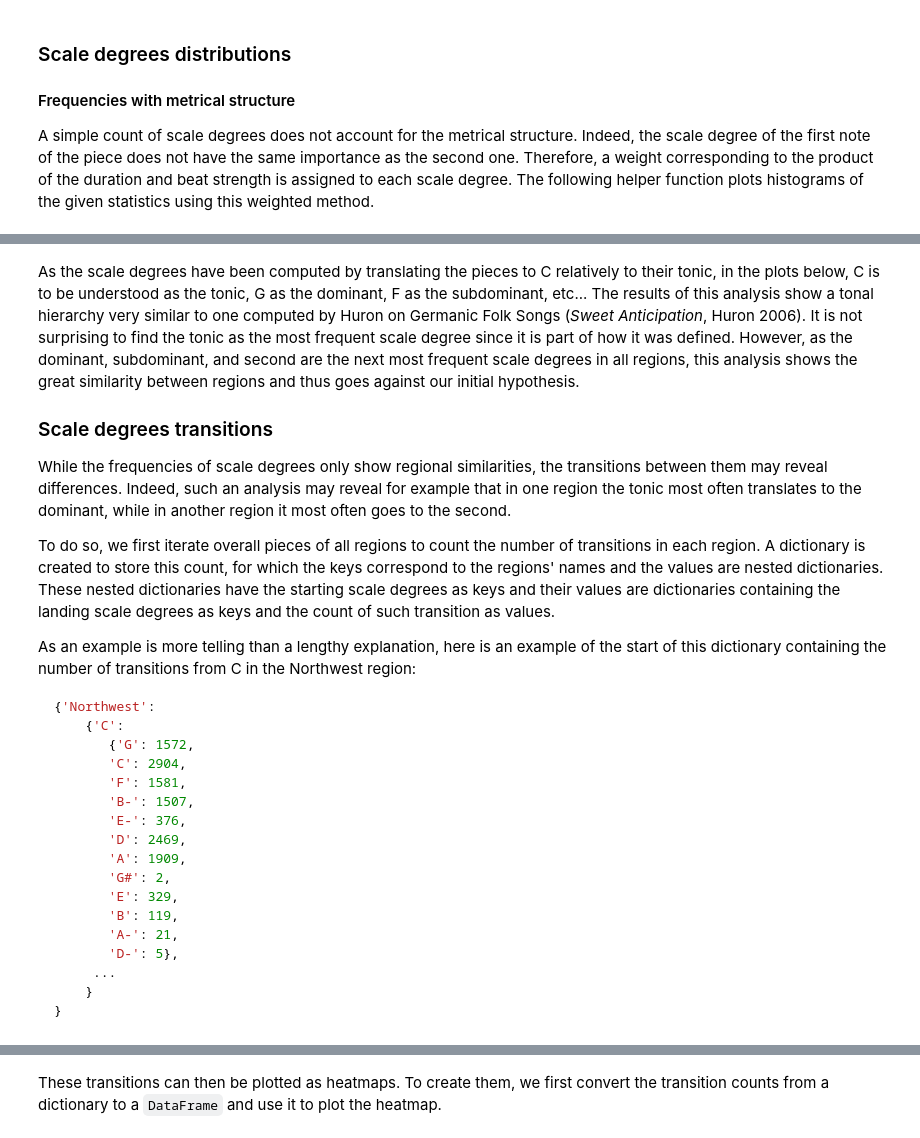
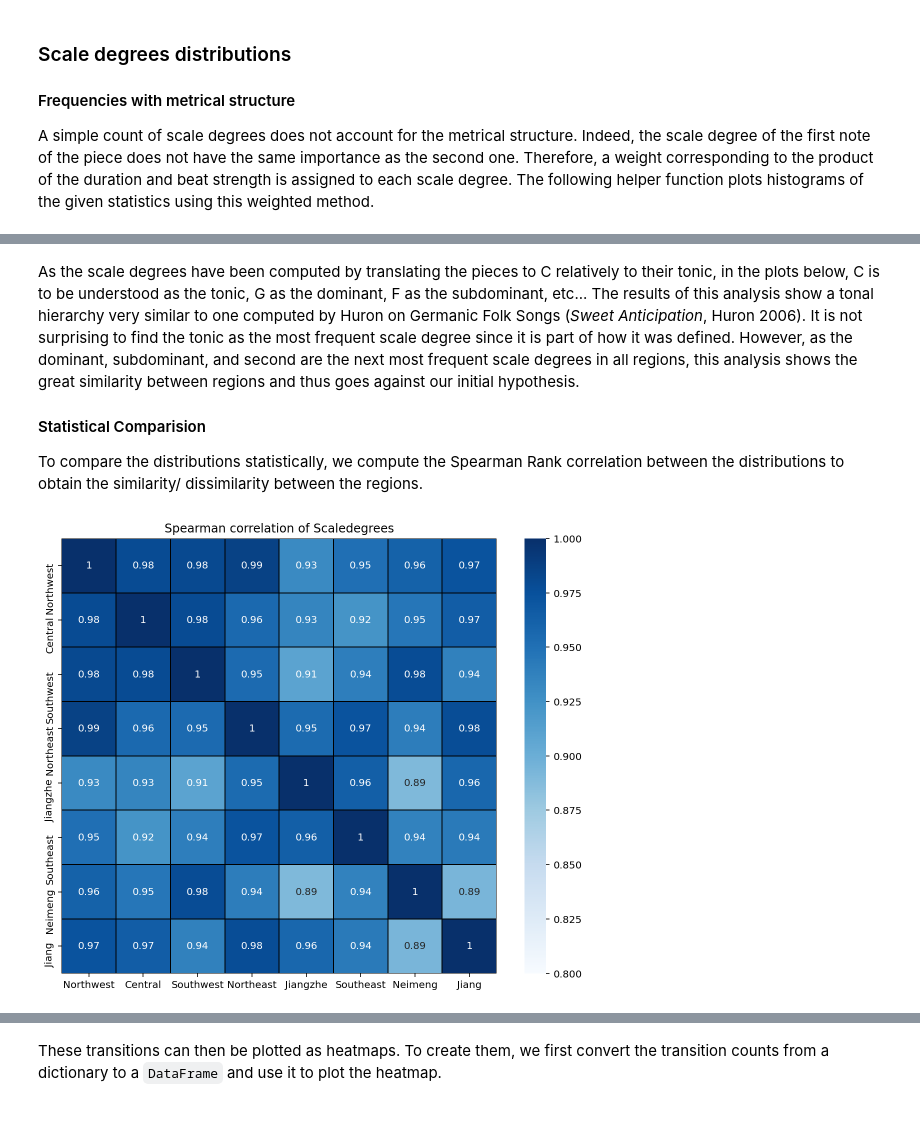
Before and after one commit to ravinitheshreddy/Digital-Musicology-Project, a Jupyter notebook: milestone3_results_quantification.ipynb, the cells around one changed output, grey strips where cells are left out. Cells and saved outputs as stored; diff of their text form; code cells hidden in the pictures.

````diff
--- a/milestone3_results_quantification.ipynb
+++ b/milestone3_results_quantification.ipynb
@@ -142,29 +143,40 @@ plot_region_stat_met(region_scaledegrees_stat, pitchclasses_defcount, title="Sca
 # %% [markdown]
 As the scale degrees have been computed by translating the pieces to C relatively to their tonic, in the plots below, C is to be understood as the tonic, G as the dominant, F as the subdominant, etc... The results of this analysis show a tonal hierarchy very similar to one computed by Huron on Germanic Folk Songs (*Sweet Anticipation*, Huron 2006). It is not surprising to find the tonic as the most frequent scale degree since it is part of how it was defined. However, as the dominant, subdominant, and second are the next most frequent scale degrees in all regions, this analysis shows the great similarity between regions and thus goes against our initial hypothesis.
 
-### Scale degrees transitions
+#### Statistical Comparision
 
-While the frequencies of scale degrees only show regional similarities, the transitions between them may reveal differences. Indeed, such an analysis may reveal for example that in one region the tonic most often translates to the dominant, while in another region it most often goes to the second.
-
-To do so, we first iterate overall pieces of all regions to count the number of transitions in each region. A dictionary is created to store this count, for which the keys correspond to the regions' names and the values are nested dictionaries. These nested dictionaries have the starting scale degrees as keys and their values are dictionaries containing the landing scale degrees as keys and the count of such transition as values.
-
-As an example is more telling than a lengthy explanation, here is an example of the start of this dictionary containing the number of transitions from C in the Northwest region:
-```python
-{'Northwest':
-    {'C':
-       {'G': 1572,
-       'C': 2904,
-       'F': 1581,
-       'B-': 1507,
-       'E-': 376,
-       'D': 2469,
-       'A': 1909,
-       'G#': 2,
-       'E': 329,
-       'B': 119,
-       'A-': 21,
-       'D-': 5},
-     ...
-    }
-}
-```
+To compare the distributions statistically, we compute the Spearman Rank correlation between the distributions to obtain the similarity/ dissimilarity between the regions.
+# %%
+def plot_statistical_comparision(stat, defcount, vmin, figsize=(10,8), title="{}"):
+    plt.rcParams["figure.figsize"] = figsize
+    region_counts = {}
+
+    for gloc in stat:
+
+        counter = {}
+        for i in range(len(stat[gloc])):
+            if math.isnan(region_beat_strengths_stat[gloc][i]) or math.isnan(region_durations_stat[gloc][i]):
+                continue
+            if not stat[gloc][i] in counter.keys():
+                counter[stat[gloc][i]] = region_durations_stat[gloc][i]*region_beat_strengths_stat[gloc][i]
+            else:
+                counter[stat[gloc][i]] +=  region_durations_stat[gloc][i]*region_beat_strengths_stat[gloc][i]
+
+        fractions = {i:counter[i] / len(stat[gloc]) for i in counter}
+        fractions = {**defcount, **fractions}
+        region_counts[gloc] = list(fractions.items())
+
+    sorted_region_property_distribution = {region:sorted(dist, key=lambda x:x[0]) for region, dist in region_counts.items()}
+    sorted_region_property_values = {region: [val for key,val in dist] for  region, dist in sorted_region_property_distribution.items()}
+    property__df = pd.DataFrame.from_dict(sorted_region_property_values)
+
+
+    colormap = sns.color_palette("Blues", as_cmap=True)
+    spearman_corrdf = property__df.corr(method="spearman")
+
+    ax = sns.heatmap(spearman_corrdf, cmap= colormap, square=True, linecolor='black', linewidths=0.1, vmin=vmin, annot=True)
+    ax.set_title("Spearman correlation of {}".format(title))
+# %%
+plot_statistical_comparision(region_scaledegrees_stat, pitchclasses_defcount, vmin=0.8, title="Scaledegrees")
+# %% [output]
+[figure, added]
````
Also changed, not shown: parts of 17 cells of this notebook.
